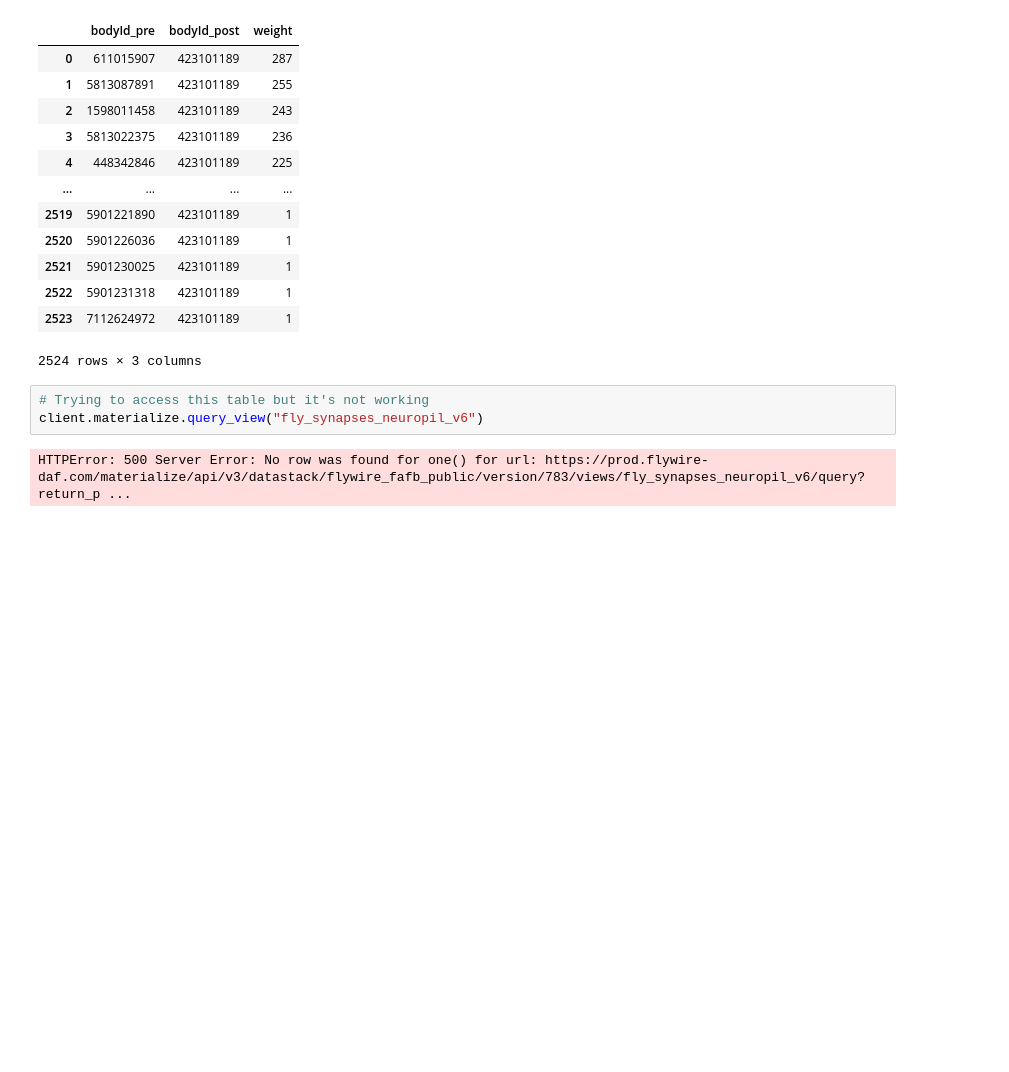
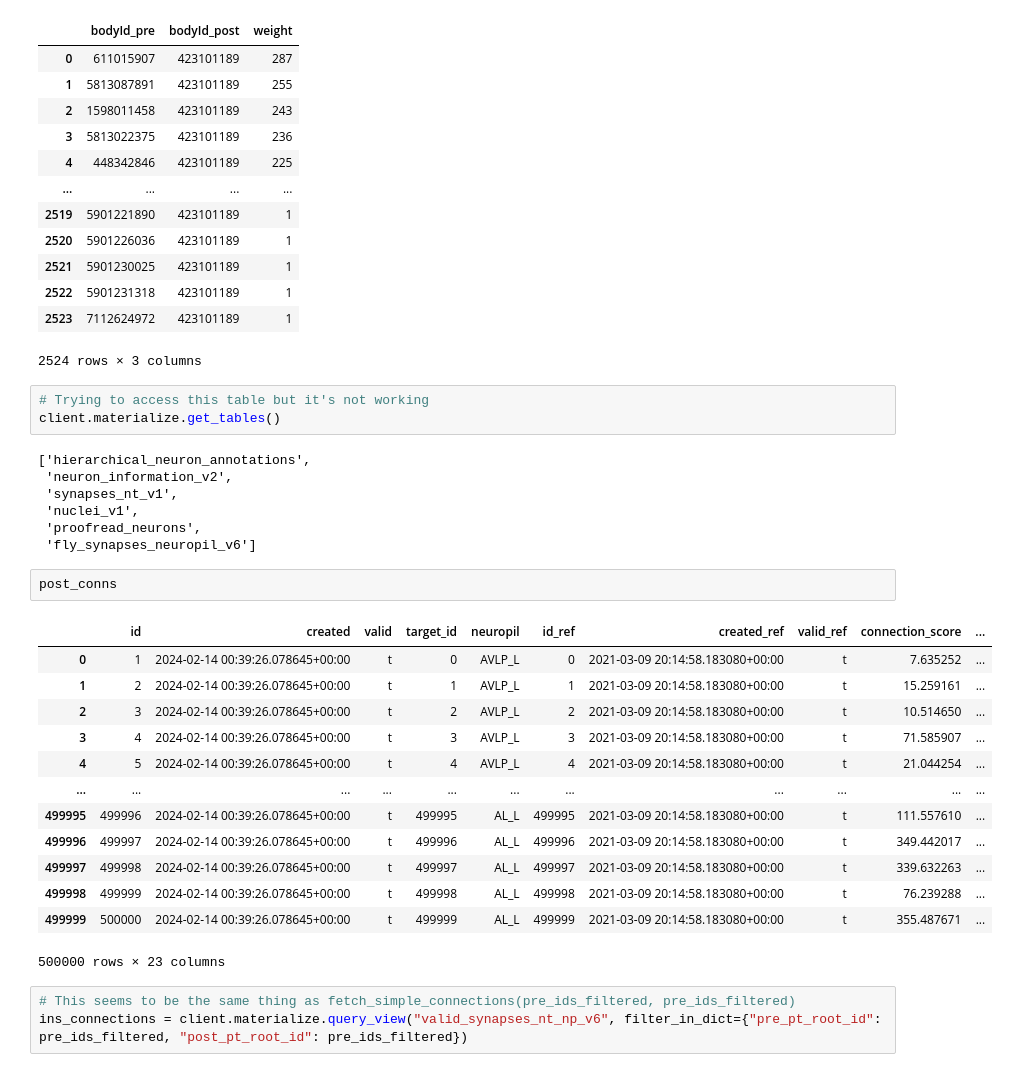
Before and after one commit to Gutierrez-lab/flybrain-clustering-rhessa, a Jupyter notebook: FlyWire/oviposition_sandbox.ipynb, the cells around one changed output. Saved outputs shown, nothing was run; the diff lists cells and outputs as text; blank space fills up the shorter version.

```diff
--- a/FlyWire/oviposition_sandbox.ipynb
+++ b/FlyWire/oviposition_sandbox.ipynb
@@ -397,6 +409,30 @@ inputs
 2524 rows × 3 columns
 # %%
 # Trying to access this table but it's not working
-client.materialize.query_view("fly_synapses_neuropil_v6")
+client.materialize.get_tables()
 # %% [output]
-HTTPError: 500 Server Error: No row was found for one() for url: https://prod.flywire-daf.com/materialize/api/v3/datastack/flywire_fafb_public/version/783/views/fly_synapses_neuropil_v6/query?return_p ...
+['hierarchical_neuron_annotations',
+ 'neuron_information_v2',
+ 'synapses_nt_v1',
+ 'nuclei_v1',
+ 'proofread_neurons',
+ 'fly_synapses_neuropil_v6']
+# %%
+post_conns
+# %% [output]
+|  | id | created | valid | target_id | neuropil | id_ref | created_ref | valid_ref | connection_score | ... |
+| 0 | 1 | 2024-02-14 00:39:26.078645+00:00 | t | 0 | AVLP_L | 0 | 2021-03-09 20:14:58.183080+00:00 | t | 7.635252 | ... |
+| 1 | 2 | 2024-02-14 00:39:26.078645+00:00 | t | 1 | AVLP_L | 1 | 2021-03-09 20:14:58.183080+00:00 | t | 15.259161 | ... |
+| 2 | 3 | 2024-02-14 00:39:26.078645+00:00 | t | 2 | AVLP_L | 2 | 2021-03-09 20:14:58.183080+00:00 | t | 10.514650 | ... |
+| 3 | 4 | 2024-02-14 00:39:26.078645+00:00 | t | 3 | AVLP_L | 3 | 2021-03-09 20:14:58.183080+00:00 | t | 71.585907 | ... |
+| 4 | 5 | 2024-02-14 00:39:26.078645+00:00 | t | 4 | AVLP_L | 4 | 2021-03-09 20:14:58.183080+00:00 | t | 21.044254 | ... |
+| ... | ... | ... | ... | ... | ... | ... | ... | ... | ... | ... |
+| 499995 | 499996 | 2024-02-14 00:39:26.078645+00:00 | t | 499995 | AL_L | 499995 | 2021-03-09 20:14:58.183080+00:00 | t | 111.557610 | ... |
+| 499996 | 499997 | 2024-02-14 00:39:26.078645+00:00 | t | 499996 | AL_L | 499996 | 2021-03-09 20:14:58.183080+00:00 | t | 349.442017 | ... |
+| 499997 | 499998 | 2024-02-14 00:39:26.078645+00:00 | t | 499997 | AL_L | 499997 | 2021-03-09 20:14:58.183080+00:00 | t | 339.632263 | ... |
+| 499998 | 499999 | 2024-02-14 00:39:26.078645+00:00 | t | 499998 | AL_L | 499998 | 2021-03-09 20:14:58.183080+00:00 | t | 76.239288 | ... |
+| 499999 | 500000 | 2024-02-14 00:39:26.078645+00:00 | t | 499999 | AL_L | 499999 | 2021-03-09 20:14:58.183080+00:00 | t | 355.487671 | ... |
+500000 rows × 23 columns
+# %%
+# This seems to be the same thing as fetch_simple_connections(pre_ids_filtered, pre_ids_filtered)
+ins_connections = client.materialize.query_view("valid_synapses_nt_np_v6", filter_in_dict={"pre_pt_root_id": pre_ids_filtered, "post_pt_root_id": pre_ids_filtered})
```
Also changed, not shown: parts of 11 cells of this notebook, 1 other file.
